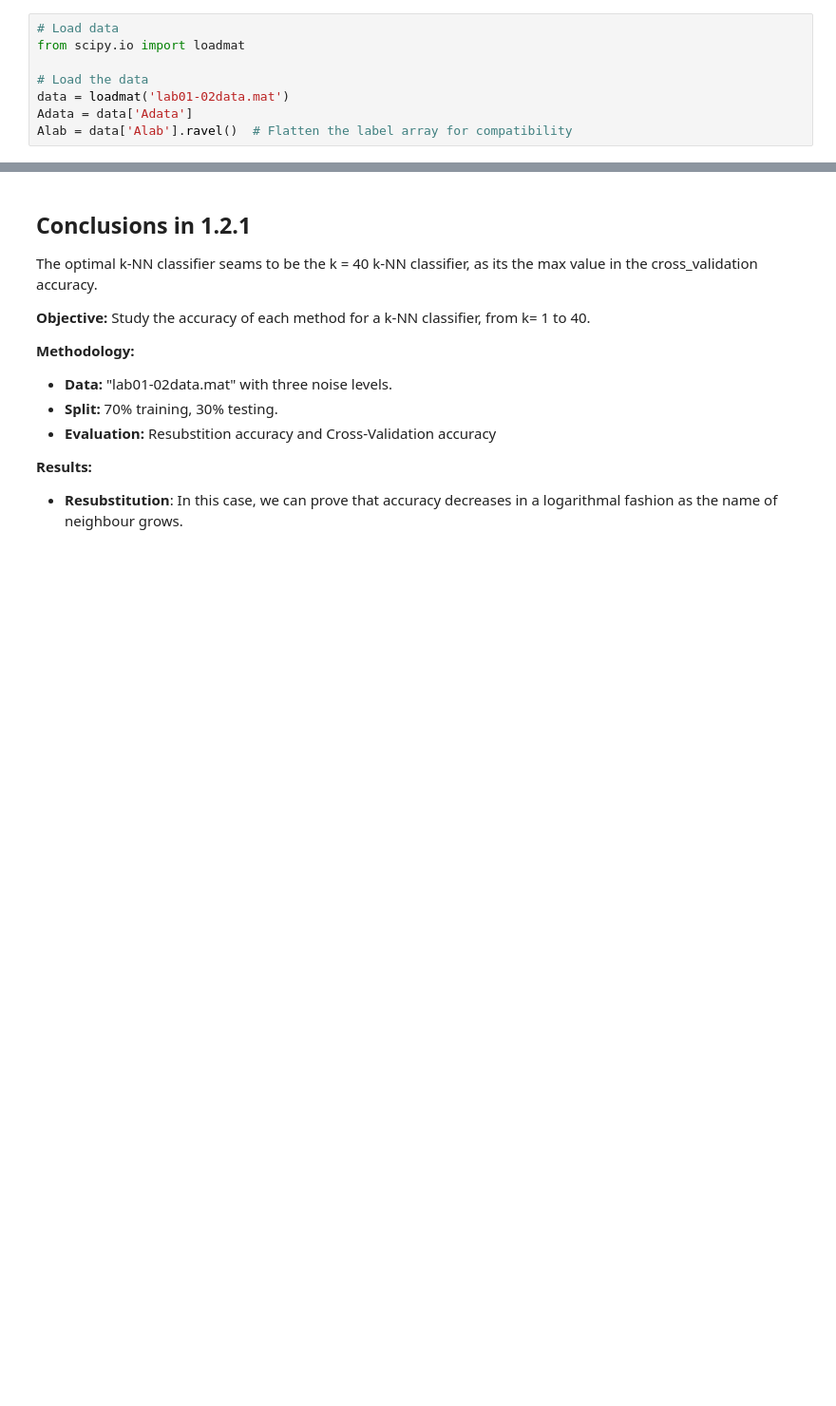
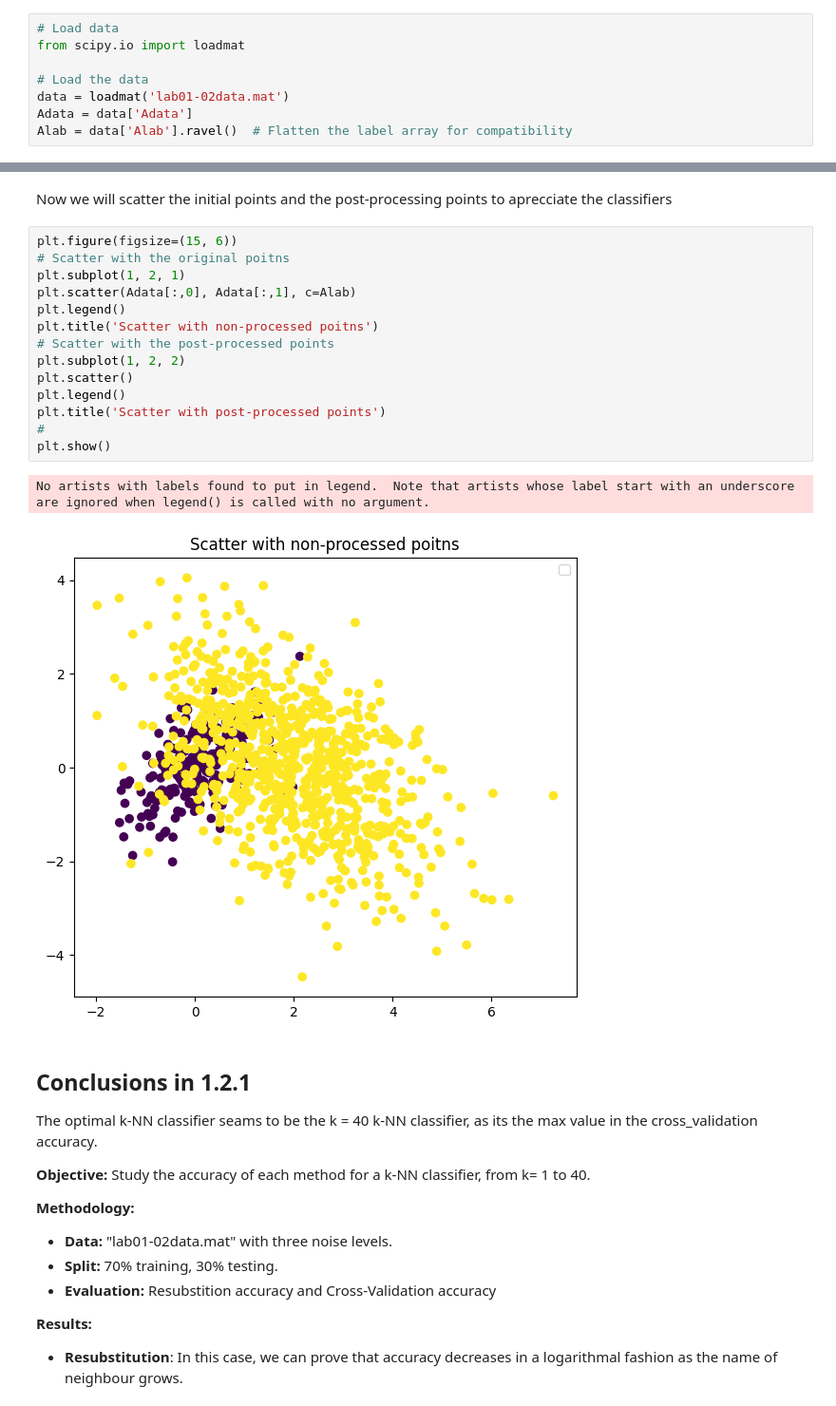
Before and after one commit to Alejandro-GDLF/DMandML, a Jupyter notebook: Pr1/Answer.ipynb, the cells around one changed output, grey strips where cells are left out. Shown at 95% size. Drawn from its saved outputs; the diff is of its cells as text; blank space fills up the shorter version.

```diff
--- a/Pr1/Answer.ipynb
+++ b/Pr1/Answer.ipynb
@@ -144,3 +145,22 @@ plt.show()
+# %% [markdown]
+Now we will scatter the initial points and the post-processing points to aprecciate the classifiers
+# %%
+plt.figure(figsize=(15, 6))
+# Scatter with the original poitns
+plt.subplot(1, 2, 1)
+plt.scatter(Adata[:,0], Adata[:,1], c=Alab)
+plt.legend()
+plt.title('Scatter with non-processed poitns')
+# Scatter with the post-processed points
+plt.subplot(1, 2, 2)
+plt.scatter()
+plt.legend()
+plt.title('Scatter with post-processed points')
+#
+plt.show()
+# %% [output]
+No artists with labels found to put in legend.  Note that artists whose label start with an underscore are ignored when legend() is called with no argument.
+[figure, added]
 # %% [markdown]
 ## Conclusions in 1.2.1
 The optimal k-NN classifier seams to be the k = 40 k-NN classifier, as its the max value in the cross_validation accuracy.
```
Also changed, not shown: parts of 1 cell of this notebook.
